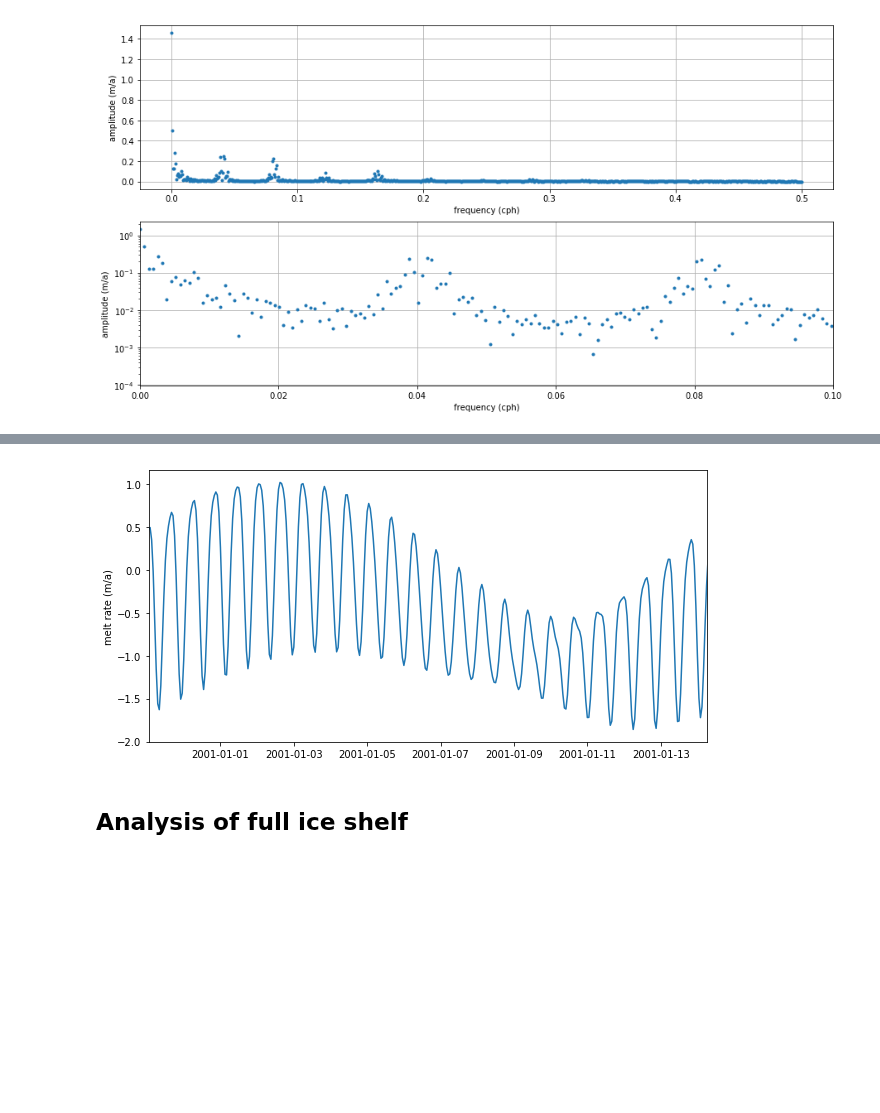
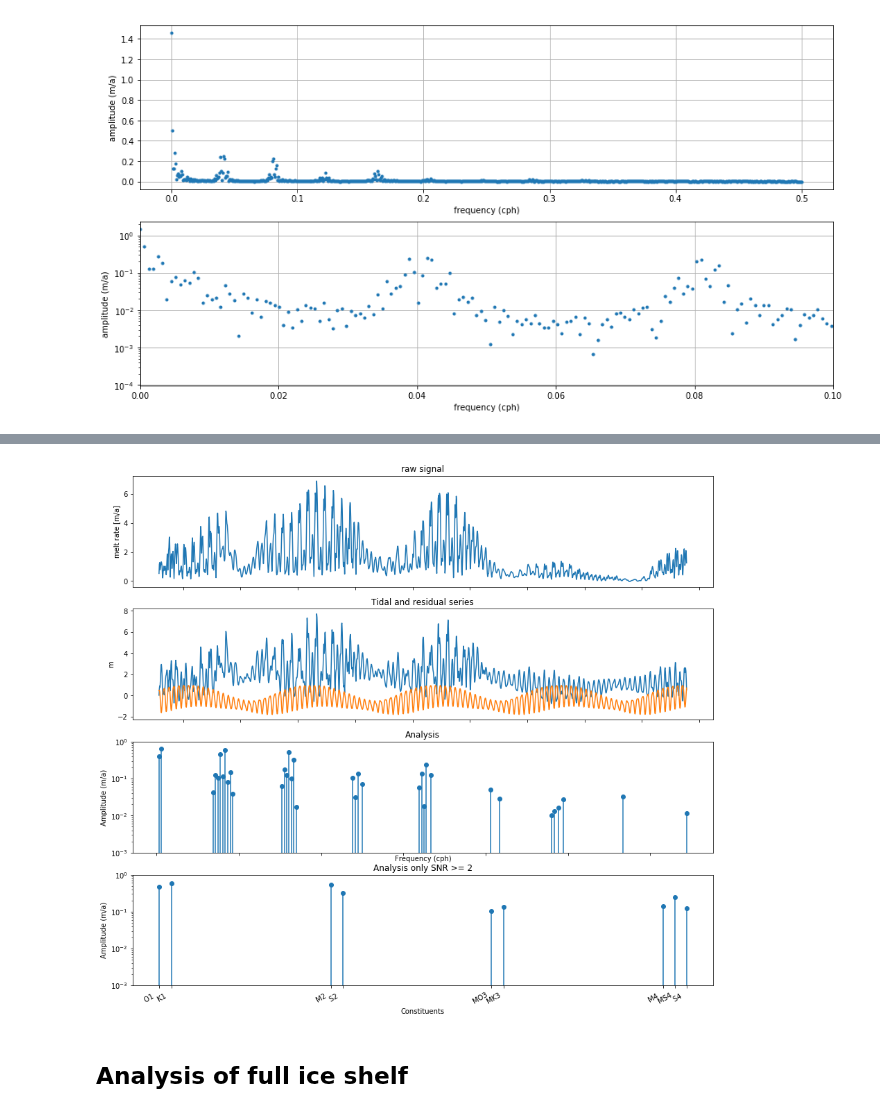
Before and after one commit to kuechenrole/tidal_melting, a Jupyter notebook: notebooks/exploratory/tidal_melting.ipynb, the cells around one changed output, grey strips where cells are left out. Saved outputs shown, nothing was run; the diff lists cells and outputs as text; code cells hidden in the pictures; blank space fills up the shorter version.

```diff
--- a/notebooks/exploratory/tidal_melting.ipynb
+++ b/notebooks/exploratory/tidal_melting.ipynb
@@ -144,13 +144,43 @@ Greenwich phase computed with nodal
-# %%
-t_pred = tt_out(np.arange(signal.ocean_time.size))
-plt.close()
-plt.figure(figsize=(10,5))
-plt.plot(signal.ocean_time.values,t_pred)
-plt.xlim(signal.ocean_time[[0,365]].values)
-plt.ylabel('melt rate (m/a)')
-plt.show()
-# %% [output]
-[figure, removed]
+# %%
+plt.close()
+fig,axes = plt.subplots(nrows=4,figsize=(15,15))
+ax1,ax2,ax3,ax4 = axes.flatten()
+
+signal.plot(ax=ax1)
+ax1.set_title('raw signal')
+ax1.set_ylabel('melt rate [m/a]')
+
+t_pred = tt_out(np.arange(signal.ocean_time.size))
+(signal-t_pred).plot(ax=ax2)
+ax2.plot(signal.ocean_time.values,t_pred)
+ax2.set_title('Tidal and residual series')
+
+x=tt_out['fu']
+y=tt_out['tidecon'][:,0]
+ax3.stem(x,y,bottom=0.0001)
+ax3.set_title('Analysis')
+ax3.set_yscale('log')
+ax3.set_ylim(0.001,1)
+ax3.set_xlabel('Frequency (cph)')
+ax3.set_ylabel('Amplitude (m/a)')
+
+strong = (tt_out['snr']>=2.0)
+ax4.stem(x[strong],y[strong],bottom=0.0001)
+ax4.set_title('Analysis only SNR >= 2')
+ax4.set_yscale('log')
+ax4.set_ylim(0.001,1)
+ax4.set_xticks(x[strong])
+ax4.set_xticklabels(tt_out['nameu'][strong].astype(str))
+ax4.set_xlabel('Constituents')
+ax4.set_ylabel('Amplitude (m/a)')
+
+plt.show()
+
+fig.tight_layout()
+
+plt.show()
+# %% [output]
+[figure, added]
 # %% [markdown]
 ## Analysis of full ice shelf
 # %%
```
Also changed, not shown: parts of 4 cells of this notebook, 2 other files.
